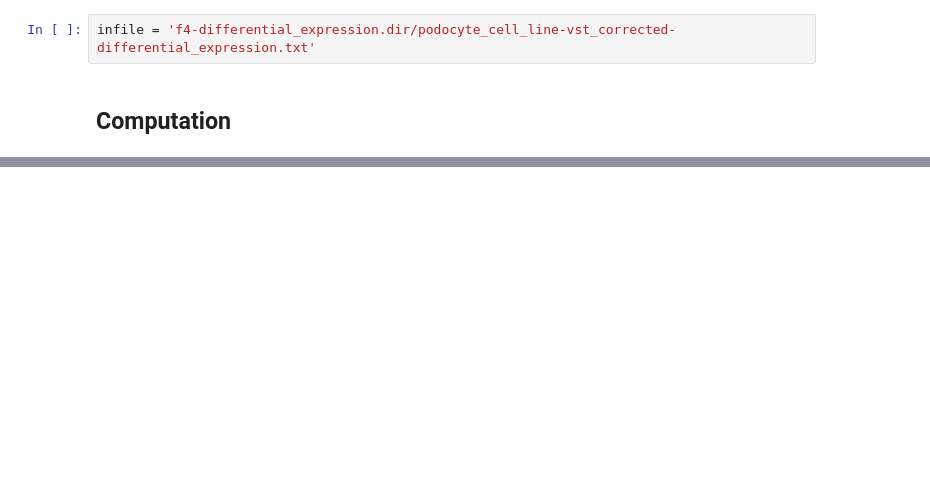
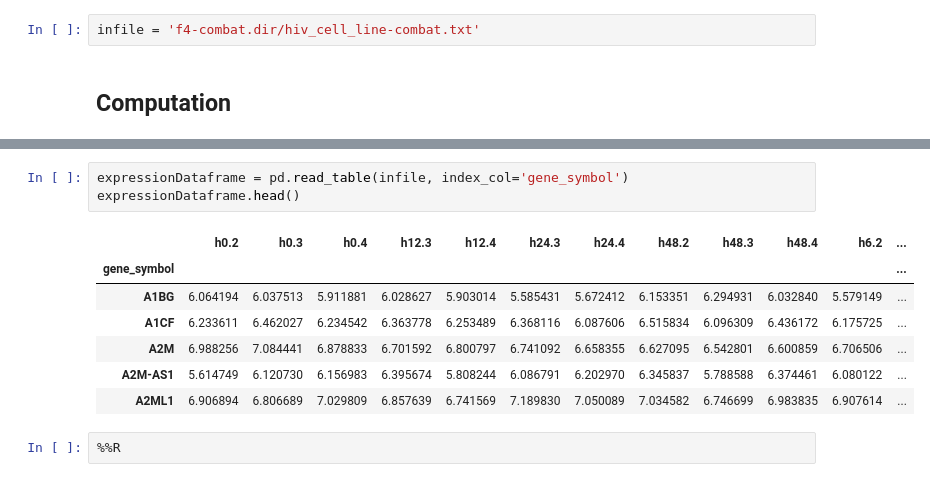
Before and after one commit to denis-torre/hiv-cell-line-analysis, a Jupyter notebook: pipeline/notebooks/development.ipynb, the cells around one changed output, grey strips where cells are left out. Drawn from its saved outputs; the diff is of its cells as text; blank space fills up the shorter version.

```diff
--- a/pipeline/notebooks/development.ipynb
+++ b/pipeline/notebooks/development.ipynb
@@ -13,6 +8,6 @@ import PipelineHivSignatureAnalysis as P
 # %% [markdown]
 ## Infiles
 # %%
-infile = 'f4-differential_expression.dir/podocyte_cell_line-vst_corrected-differential_expression.txt'
+infile = 'f4-combat.dir/hiv_cell_line-combat.txt'
 # %% [markdown]
 ## Computation
@@ -69,0 +14,13 @@ for timepoint in analysisResultDict.keys():
+# %%
+expressionDataframe = pd.read_table(infile, index_col='gene_symbol')
+expressionDataframe.head()
+# %% [output]
+|  | h0.2 | h0.3 | h0.4 | h12.3 | h12.4 | h24.3 | h24.4 | h48.2 | h48.3 | h48.4 | h6.2 | ... |
+| gene_symbol |  |  |  |  |  |  |  |  |  |  |  | ... |
+| A1BG | 6.064194 | 6.037513 | 5.911881 | 6.028627 | 5.903014 | 5.585431 | 5.672412 | 6.153351 | 6.294931 | 6.032840 | 5.579149 | ... |
+| A1CF | 6.233611 | 6.462027 | 6.234542 | 6.363778 | 6.253489 | 6.368116 | 6.087606 | 6.515834 | 6.096309 | 6.436172 | 6.175725 | ... |
+| A2M | 6.988256 | 7.084441 | 6.878833 | 6.701592 | 6.800797 | 6.741092 | 6.658355 | 6.627095 | 6.542801 | 6.600859 | 6.706506 | ... |
+| A2M-AS1 | 5.614749 | 6.120730 | 6.156983 | 6.395674 | 5.808244 | 6.086791 | 6.202970 | 6.345837 | 5.788588 | 6.374461 | 6.080122 | ... |
+| A2ML1 | 6.906894 | 6.806689 | 7.029809 | 6.857639 | 6.741569 | 7.189830 | 7.050089 | 7.034582 | 6.746699 | 6.983835 | 6.907614 | ... |
+# %%
+%%R
```
Also changed, not shown: parts of 13 cells of this notebook, 7 other files.
